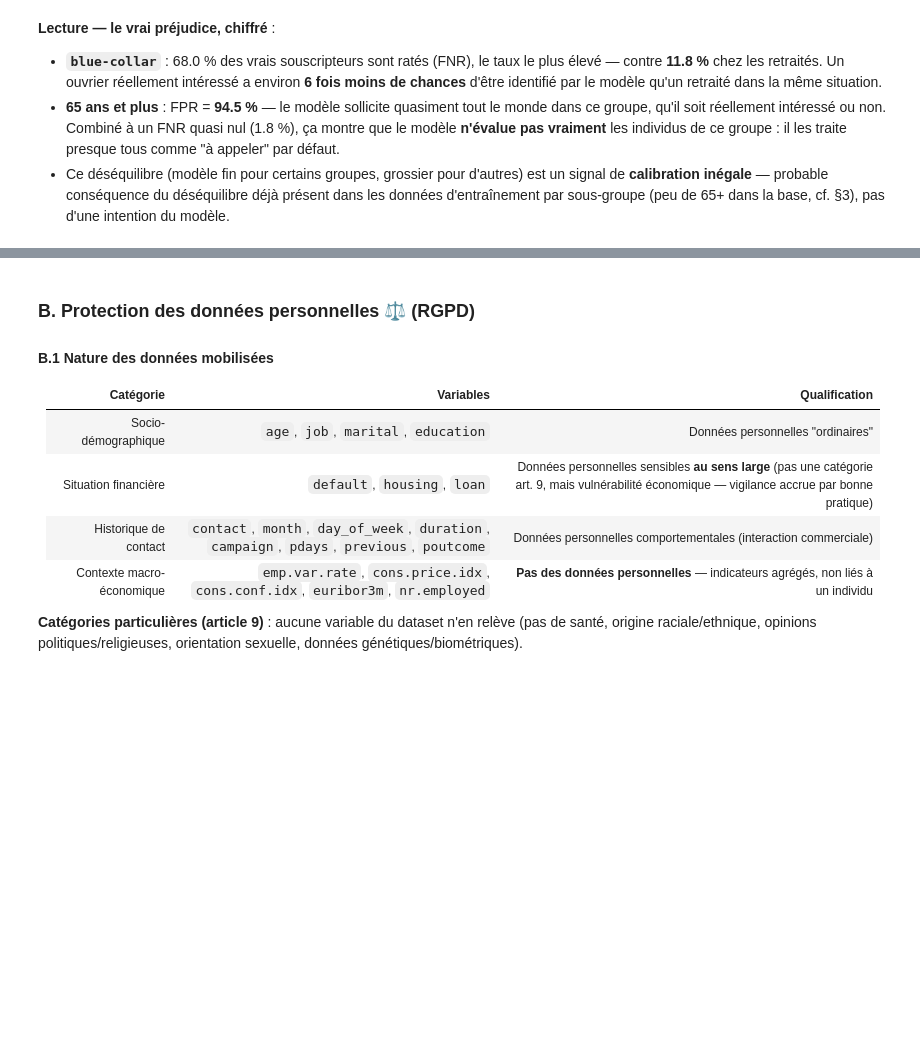
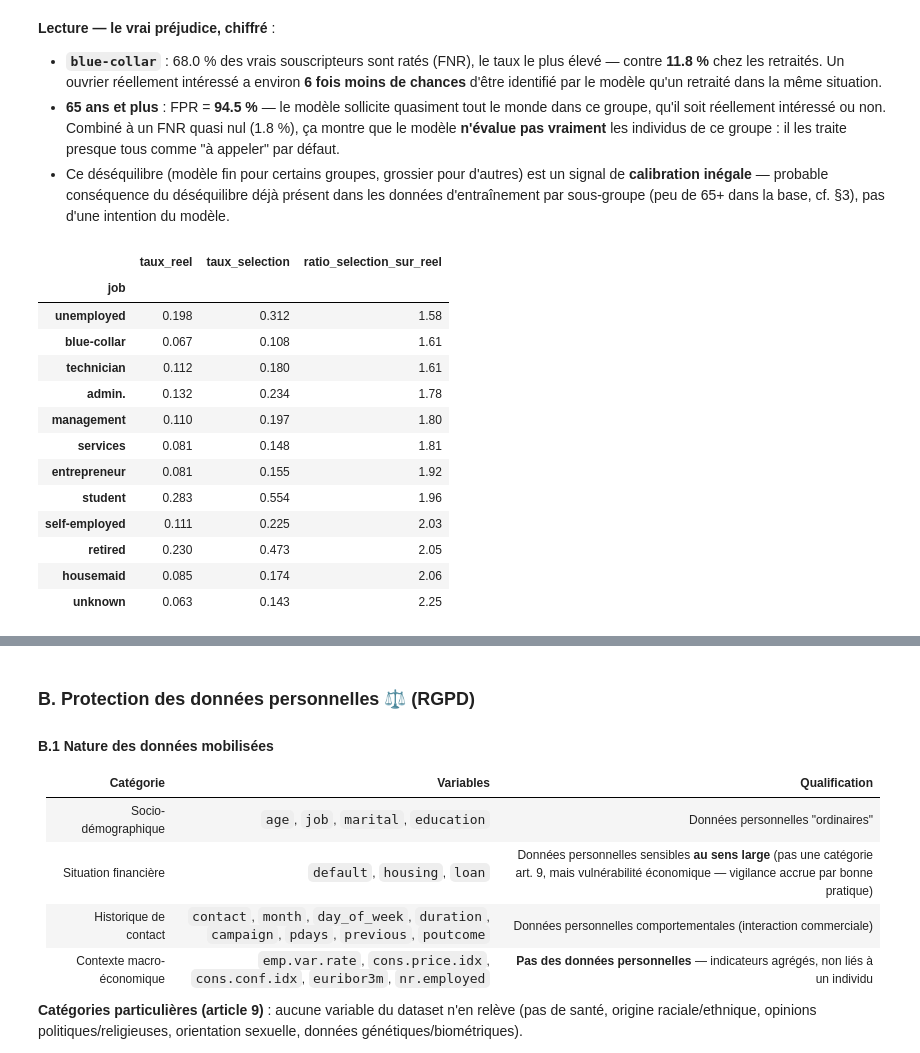
Before and after one commit to nawellepolin/cas-usage-certif-bank-marketing-nawelle, a Jupyter notebook: notebooks/M9_nawelle_bank_marketing.ipynb, the cells around one changed output, grey strips where cells are left out. Cells and saved outputs as stored; diff of their text form; code cells hidden in the pictures; blank space fills up the shorter version.

```diff
--- a/notebooks/M9_nawelle_bank_marketing.ipynb
+++ b/notebooks/M9_nawelle_bank_marketing.ipynb
@@ -1066,3 +1131,22 @@ Par tranche d'âge :
 - **`blue-collar`** : 68.0 % des vrais souscripteurs sont ratés (FNR), le taux le plus élevé — contre **11.8 %** chez les retraités. Un ouvrier réellement intéressé a environ **6 fois moins de chances** d'être identifié par le modèle qu'un retraité dans la même situation.
 - **65 ans et plus** : FPR = **94.5 %** — le modèle sollicite quasiment tout le monde dans ce groupe, qu'il soit réellement intéressé ou non. Combiné à un FNR quasi nul (1.8 %), ça montre que le modèle **n'évalue pas vraiment** les individus de ce groupe : il les traite presque tous comme "à appeler" par défaut.
 - Ce déséquilibre (modèle fin pour certains groupes, grossier pour d'autres) est un signal de **calibration inégale** — probable conséquence du déséquilibre déjà présent dans les données d'entraînement par sous-groupe (peu de 65+ dans la base, cf. §3), pas d'une intention du modèle.
+# %%
+ratio = eval_df.groupby("job").apply(group_report, include_groups=False)
+ratio["ratio_selection_sur_reel"] = (ratio["taux_selection"] / ratio["taux_reel"]).round(2)
+ratio[["taux_reel", "taux_selection", "ratio_selection_sur_reel"]].round(3).sort_values("ratio_selection_sur_reel")
+# %% [output]
+|  | taux_reel | taux_selection | ratio_selection_sur_reel |
+| job |  |  |  |
+| unemployed | 0.198 | 0.312 | 1.58 |
+| blue-collar | 0.067 | 0.108 | 1.61 |
+| technician | 0.112 | 0.180 | 1.61 |
+| admin. | 0.132 | 0.234 | 1.78 |
+| management | 0.110 | 0.197 | 1.80 |
+| services | 0.081 | 0.148 | 1.81 |
+| entrepreneur | 0.081 | 0.155 | 1.92 |
+| student | 0.283 | 0.554 | 1.96 |
+| self-employed | 0.111 | 0.225 | 2.03 |
+| retired | 0.230 | 0.473 | 2.05 |
+| housemaid | 0.085 | 0.174 | 2.06 |
+| unknown | 0.063 | 0.143 | 2.25 |
```
Also changed, not shown: parts of 11 cells of this notebook, 1 other file.
